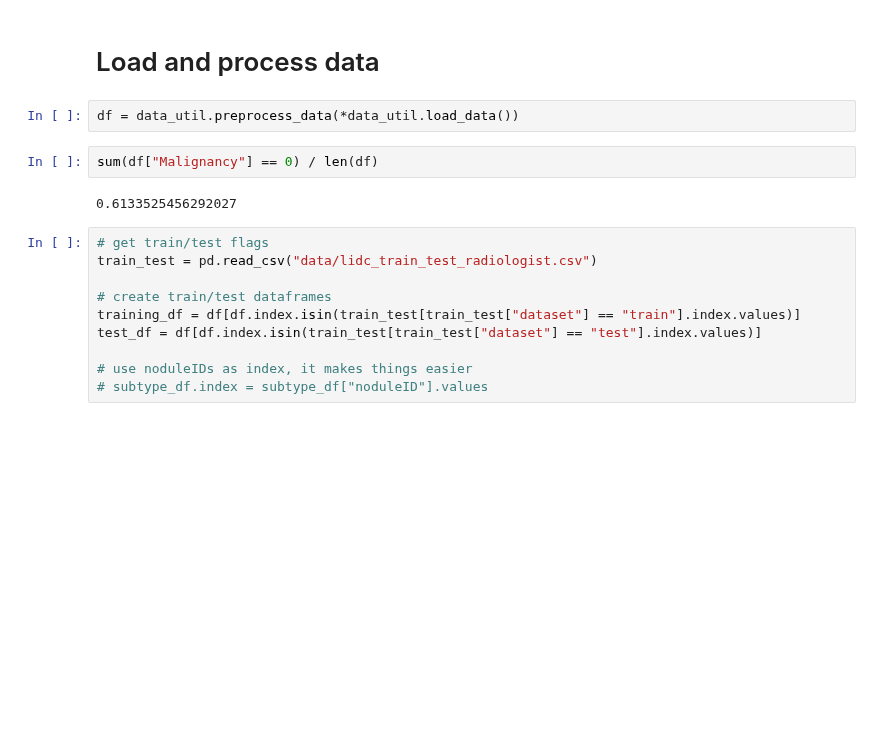
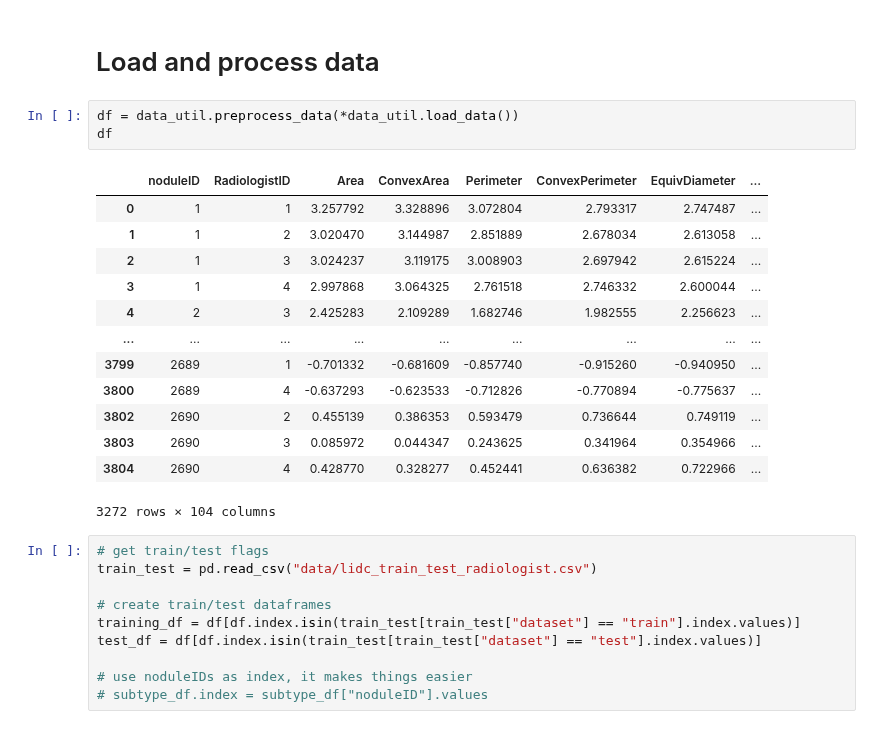
Before and after one commit to mtzig/LIDC_GDRO, a Jupyter notebook: notebooks/run_test.ipynb, the cells around one changed output. Drawn from its saved outputs; the diff is of its cells as text; blank space fills up the shorter version.

```diff
--- a/notebooks/run_test.ipynb
+++ b/notebooks/run_test.ipynb
@@ -46,10 +43,21 @@ hparams = {"groupdro_eta": 0.05}
 # Load and process data
 # %%
 df = data_util.preprocess_data(*data_util.load_data())
+df
+# %% [output]
+|  | noduleID | RadiologistID | Area | ConvexArea | Perimeter | ConvexPerimeter | EquivDiameter | ... |
+| 0 | 1 | 1 | 3.257792 | 3.328896 | 3.072804 | 2.793317 | 2.747487 | ... |
+| 1 | 1 | 2 | 3.020470 | 3.144987 | 2.851889 | 2.678034 | 2.613058 | ... |
+| 2 | 1 | 3 | 3.024237 | 3.119175 | 3.008903 | 2.697942 | 2.615224 | ... |
+| 3 | 1 | 4 | 2.997868 | 3.064325 | 2.761518 | 2.746332 | 2.600044 | ... |
+| 4 | 2 | 3 | 2.425283 | 2.109289 | 1.682746 | 1.982555 | 2.256623 | ... |
+| ... | ... | ... | ... | ... | ... | ... | ... | ... |
+| 3799 | 2689 | 1 | -0.701332 | -0.681609 | -0.857740 | -0.915260 | -0.940950 | ... |
+| 3800 | 2689 | 4 | -0.637293 | -0.623533 | -0.712826 | -0.770894 | -0.775637 | ... |
+| 3802 | 2690 | 2 | 0.455139 | 0.386353 | 0.593479 | 0.736644 | 0.749119 | ... |
+| 3803 | 2690 | 3 | 0.085972 | 0.044347 | 0.243625 | 0.341964 | 0.354966 | ... |
+| 3804 | 2690 | 4 | 0.428770 | 0.328277 | 0.452441 | 0.636382 | 0.722966 | ... |
+3272 rows × 104 columns
-# %%
-sum(df["Malignancy"] == 0) / len(df)
-# %% [output]
-0.6133525456292027
 # %%
 # get train/test flags
 train_test = pd.read_csv("data/lidc_train_test_radiologist.csv")
```
Also changed, not shown: parts of 17 cells of this notebook, 15 other files.
